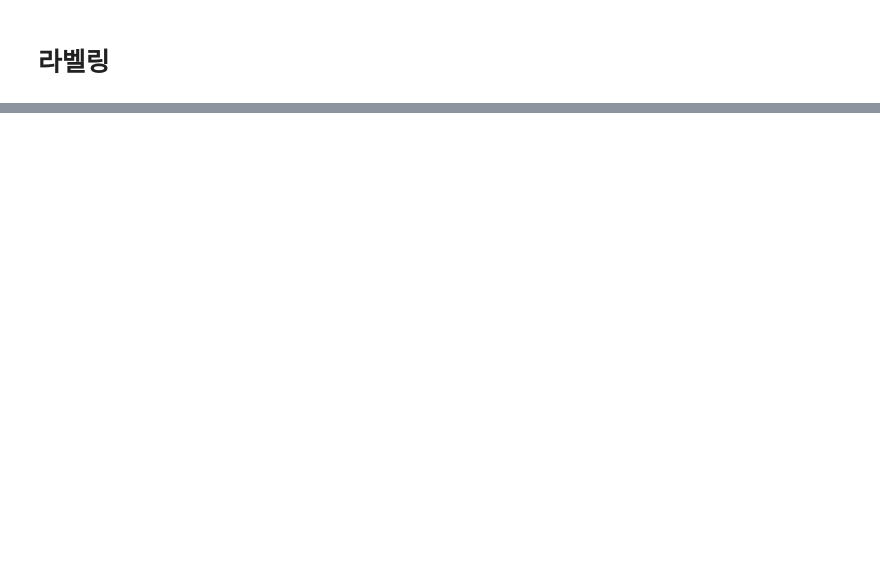
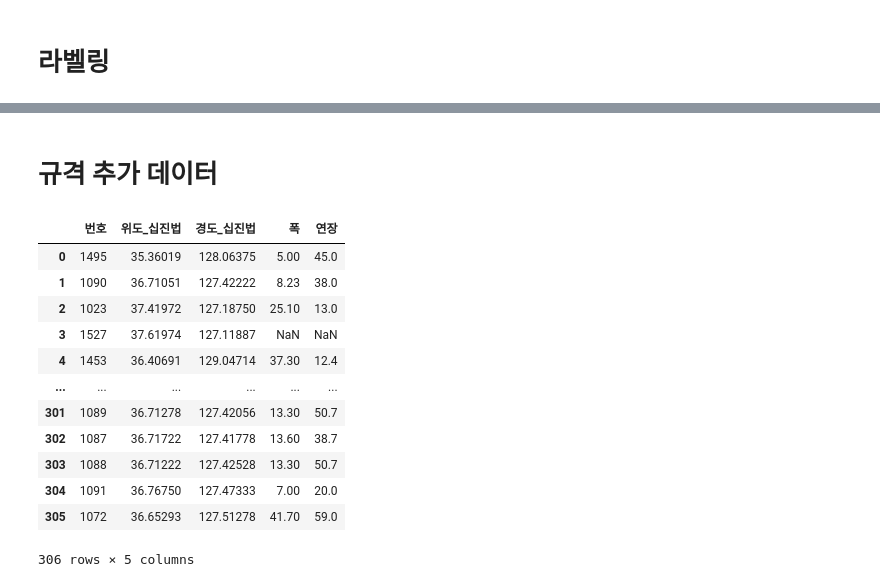
Before and after one commit to HKLeeeee/datacampus_dao, a Jupyter notebook: preprocessing/1. 생태통로 전처리.ipynb, the cells around one changed output, grey strips where cells are left out. Cells and saved outputs as stored; diff of their text form; code cells hidden in the pictures; blank space fills up the shorter version.

```diff
--- a/preprocessing/1. 생태통로 전처리.ipynb
+++ b/preprocessing/1. 생태통로 전처리.ipynb
@@ -278,0 +424,23 @@ See the caveats in the documentation: https://pandas.pydata.org/pandas-docs/stab
+# %% [markdown]
+# 규격 추가 데이터
+# %%
+df = pd.read_csv('../data/main/생태통로_규격계산.csv')
+df
+df_worked = df.drop(['Unnamed: 0', '생태통로타입'], axis=1)
+df_worked = df_worked.rename(columns={'너비_m':'폭'})
+df_worked = df_worked.rename(columns={'길이_m':'연장'})
+df_worked
+# %% [output]
+|  | 번호 | 위도_십진법 | 경도_십진법 | 폭 | 연장 |
+| 0 | 1495 | 35.36019 | 128.06375 | 5.00 | 45.0 |
+| 1 | 1090 | 36.71051 | 127.42222 | 8.23 | 38.0 |
+| 2 | 1023 | 37.41972 | 127.18750 | 25.10 | 13.0 |
+| 3 | 1527 | 37.61974 | 127.11887 | NaN | NaN |
+| 4 | 1453 | 36.40691 | 129.04714 | 37.30 | 12.4 |
+| ... | ... | ... | ... | ... | ... |
+| 301 | 1089 | 36.71278 | 127.42056 | 13.30 | 50.7 |
+| 302 | 1087 | 36.71722 | 127.41778 | 13.60 | 38.7 |
+| 303 | 1088 | 36.71222 | 127.42528 | 13.30 | 50.7 |
+| 304 | 1091 | 36.76750 | 127.47333 | 7.00 | 20.0 |
+| 305 | 1072 | 36.65293 | 127.51278 | 41.70 | 59.0 |
+306 rows × 5 columns
```
Also changed, not shown: parts of 33 cells of this notebook, 2 other files.
